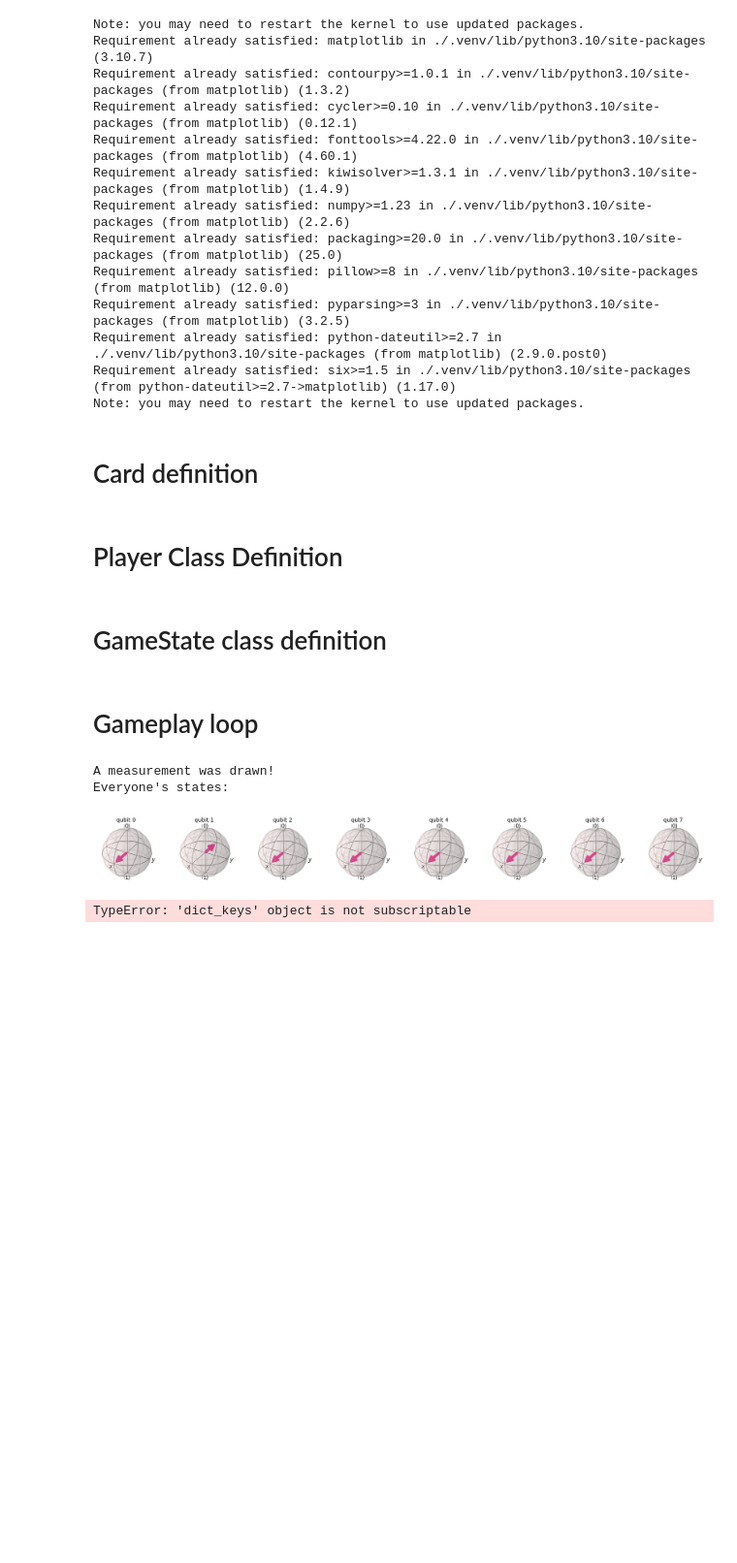
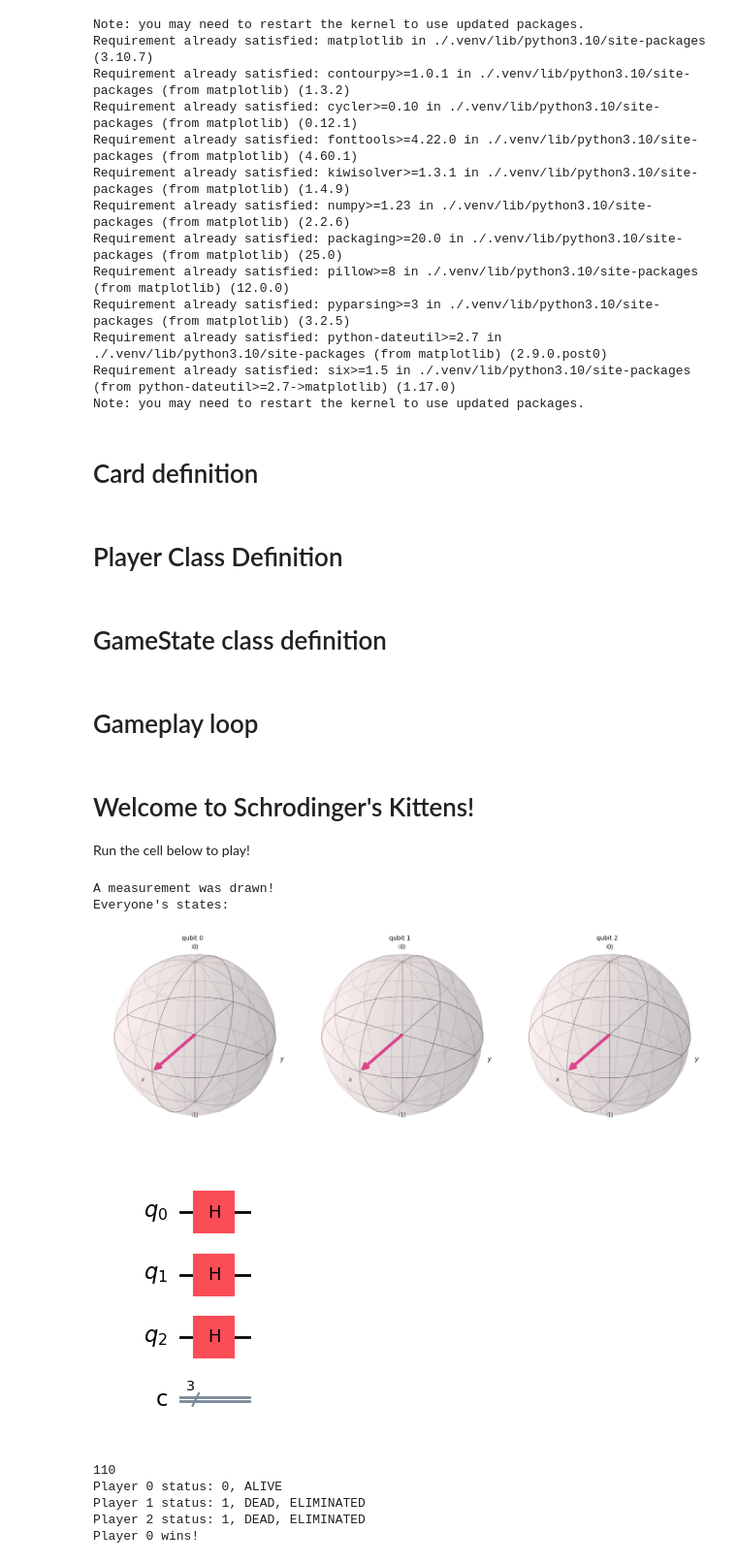
Before and after one commit to DanPaniniMan/Schrodinger-s_Kittens, a Jupyter notebook: Schrodinger_Kittens_Playground.ipynb, the cells around one changed output. Shown at 97% size. Cells and saved outputs as stored; diff of their text form; code cells hidden in the pictures; blank space fills up the shorter version.

Commit message:
base game works

```diff
--- a/Schrodinger_Kittens_Playground.ipynb
+++ b/Schrodinger_Kittens_Playground.ipynb
@@ -337,7 +339,7 @@ class GameState:
 
     #Kills the i'th player
     def kill_player(self, i):
-        self.kill(self.get_player(i))
+        self.get_player(i).kill()
         self.players_alive = self.players_alive - 1
 
     #Increases player index, looping when necessary
@@ -380,24 +382,28 @@ class Game:
         # fig.savefig(img_path)
         # plt.close(fig)
         display(fig)
+        fig2 = self.state.master_qc.draw('mpl')
+        display(fig2)
 
         self.state.master_qc.measure_all()
         #run the counts
         backend = Aer.get_backend('qasm_simulator')
         #hashmap of values
         counts= backend.run(self.state.get_qc(), shots=1).result().get_counts(self.state.get_qc())
-        bit_string = counts.keys()[0]
+        bit_string = ""
+        for str in counts.keys():
+            bit_string = str[0:int(self.state.get_qc().num_qubits)]
 
-
+        print(bit_string)
         player_i = 0
         replace_measurement_card = True
         winner_player_id = -1
-        for qubit_i in len(bit_string):
+        for qubit_i in range(len(bit_string)):
             while not self.state.get_player(player_i).is_alive():
                 player_i = player_i + 1
             player = self.state.get_player(player_i)
             #qubit_i should now correlate to the correct player
-            if bit_string[qubit_i] == "0":
+            if bit_string[-1-qubit_i] == "0":
                 print(f"Player {player_i} status: 0, ALIVE")
                 winner_player_id = player_i
             else:
@@ -407,6 +413,10 @@ class Game:
                     print(f"Player {player_i} status: 1, DEAD, ELIMINATED")
                     replace_measurement_card = False
                     self.state.kill_player(player_i)
+            player_i = player_i + 1
+            qubit_i = qubit_i + 1
+
+        input("Press enter to continue")
         if replace_measurement_card:
             # TODO; replace measurement card in a random place in the deck
             "TODO"
@@ -565,7 +575,7 @@ class Game:
         if not skip:
             #Draw a card into the hand
             new_card = self.state.get_deck().pop(0)
-            if new_card.get_label() == "Measure":
+            if new_card.get_label() == "Measure" or True:
                 result = self.measure()
                 match result:
                     case -1:
@@ -598,13 +608,33 @@ class Game:
                     print(f"Player {result} wins!")
                 else:
                     print("No one won...")
-            self.clear_terminal()
-            input(f"Player {self.state.get_current_player().get_player_id()}'s turn. Pass laptop and enter to confirm.")
+            else:
+                self.clear_terminal()
+                input(f"Player {self.state.get_current_player().get_player_id()}'s turn. Pass laptop and enter to confirm.")
-# %%
-game = Game(8)
-game.gameplay_loop()
-# %% [output]
-A measurement was drawn!
-Everyone's states:
-[figure, removed]
-TypeError: 'dict_keys' object is not subscriptable
+# %% [markdown]
+# Welcome to Schrodinger's Kittens!
+Run the cell below to play!
+# %%
+while True:
+    chosen_index = -1
+    while (chosen_index==-1):
+        try:
+            move = int(input("How many players? (2-5) "))
+            if (move < 1 or move > 5):
+                print("Invalid input. Players can be 2-5.")
+                continue
+            chosen_index = move
+        except ValueError:
+            print("Invalid input. Please enter a valid integer.")
+    game = Game(chosen_index)
+    game.gameplay_loop()
+# %% [output]
+A measurement was drawn!
+Everyone's states:
+[figure, added]
+[figure, added]
+110
+Player 0 status: 0, ALIVE
+Player 1 status: 1, DEAD, ELIMINATED
+Player 2 status: 1, DEAD, ELIMINATED
+Player 0 wins!
```
Also changed, not shown: parts of 1 cell of this notebook.
